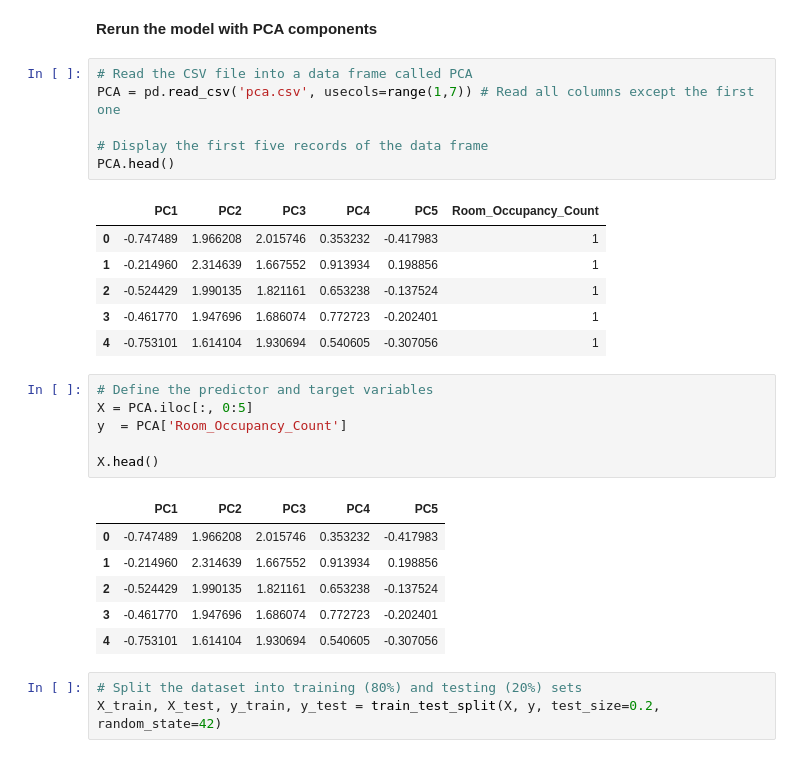
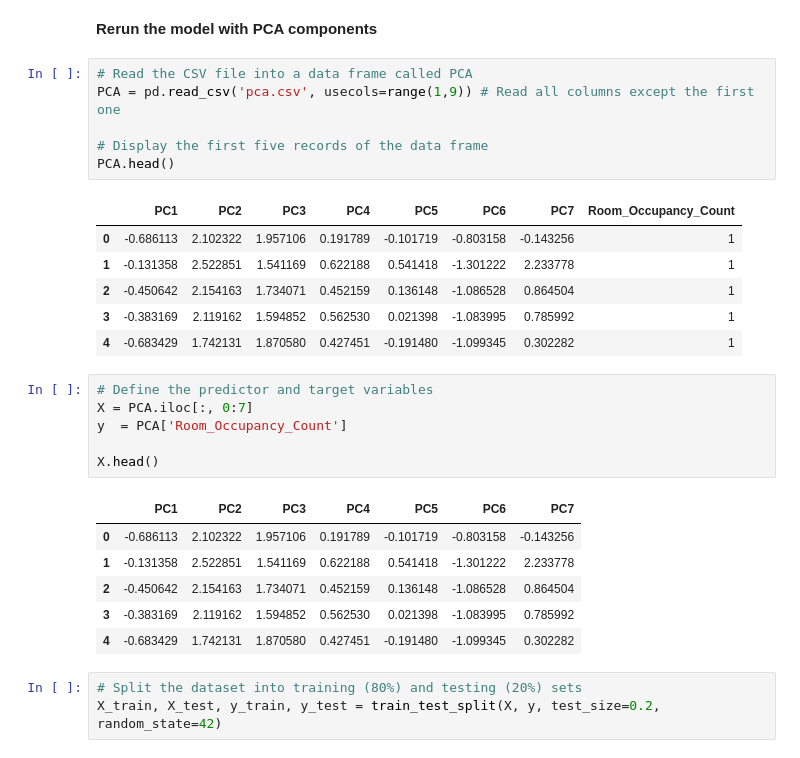
Before and after one commit to jeffreyfitzpatrick/Big-Data-Analytics-Capstone-Project, a Jupyter notebook: Multinomial_Logistic_Regression_Analysis.ipynb, the cells around one changed output. Cells and saved outputs as stored; diff of their text form.

```diff
--- a/Multinomial_Logistic_Regression_Analysis.ipynb
+++ b/Multinomial_Logistic_Regression_Analysis.ipynb
@@ -197,30 +197,30 @@ weighted avg      0.989     0.989     0.989      2026
 **Rerun the model with PCA components**
 # %%
 # Read the CSV file into a data frame called PCA
-PCA = pd.read_csv('pca.csv', usecols=range(1,7)) # Read all columns except the first one
+PCA = pd.read_csv('pca.csv', usecols=range(1,9)) # Read all columns except the first one
 
 # Display the first five records of the data frame
 PCA.head()
 # %% [output]
-|  | PC1 | PC2 | PC3 | PC4 | PC5 | Room_Occupancy_Count |
-| 0 | -0.747489 | 1.966208 | 2.015746 | 0.353232 | -0.417983 | 1 |
-| 1 | -0.214960 | 2.314639 | 1.667552 | 0.913934 | 0.198856 | 1 |
-| 2 | -0.524429 | 1.990135 | 1.821161 | 0.653238 | -0.137524 | 1 |
-| 3 | -0.461770 | 1.947696 | 1.686074 | 0.772723 | -0.202401 | 1 |
-| 4 | -0.753101 | 1.614104 | 1.930694 | 0.540605 | -0.307056 | 1 |
+|  | PC1 | PC2 | PC3 | PC4 | PC5 | PC6 | PC7 | Room_Occupancy_Count |
+| 0 | -0.686113 | 2.102322 | 1.957106 | 0.191789 | -0.101719 | -0.803158 | -0.143256 | 1 |
+| 1 | -0.131358 | 2.522851 | 1.541169 | 0.622188 | 0.541418 | -1.301222 | 2.233778 | 1 |
+| 2 | -0.450642 | 2.154163 | 1.734071 | 0.452159 | 0.136148 | -1.086528 | 0.864504 | 1 |
+| 3 | -0.383169 | 2.119162 | 1.594852 | 0.562530 | 0.021398 | -1.083995 | 0.785992 | 1 |
+| 4 | -0.683429 | 1.742131 | 1.870580 | 0.427451 | -0.191480 | -1.099345 | 0.302282 | 1 |
 # %%
 # Define the predictor and target variables
-X = PCA.iloc[:, 0:5]
+X = PCA.iloc[:, 0:7]
 y  = PCA['Room_Occupancy_Count']
 
 X.head()
 # %% [output]
-|  | PC1 | PC2 | PC3 | PC4 | PC5 |
-| 0 | -0.747489 | 1.966208 | 2.015746 | 0.353232 | -0.417983 |
-| 1 | -0.214960 | 2.314639 | 1.667552 | 0.913934 | 0.198856 |
-| 2 | -0.524429 | 1.990135 | 1.821161 | 0.653238 | -0.137524 |
-| 3 | -0.461770 | 1.947696 | 1.686074 | 0.772723 | -0.202401 |
-| 4 | -0.753101 | 1.614104 | 1.930694 | 0.540605 | -0.307056 |
+|  | PC1 | PC2 | PC3 | PC4 | PC5 | PC6 | PC7 |
+| 0 | -0.686113 | 2.102322 | 1.957106 | 0.191789 | -0.101719 | -0.803158 | -0.143256 |
+| 1 | -0.131358 | 2.522851 | 1.541169 | 0.622188 | 0.541418 | -1.301222 | 2.233778 |
+| 2 | -0.450642 | 2.154163 | 1.734071 | 0.452159 | 0.136148 | -1.086528 | 0.864504 |
+| 3 | -0.383169 | 2.119162 | 1.594852 | 0.562530 | 0.021398 | -1.083995 | 0.785992 |
+| 4 | -0.683429 | 1.742131 | 1.870580 | 0.427451 | -0.191480 | -1.099345 | 0.302282 |
 # %%
 # Split the dataset into training (80%) and testing (20%) sets
 X_train, X_test, y_train, y_test = train_test_split(X, y, test_size=0.2, random_state=42)
```
Also changed, not shown: parts of 4 cells of this notebook, 1 other file.
